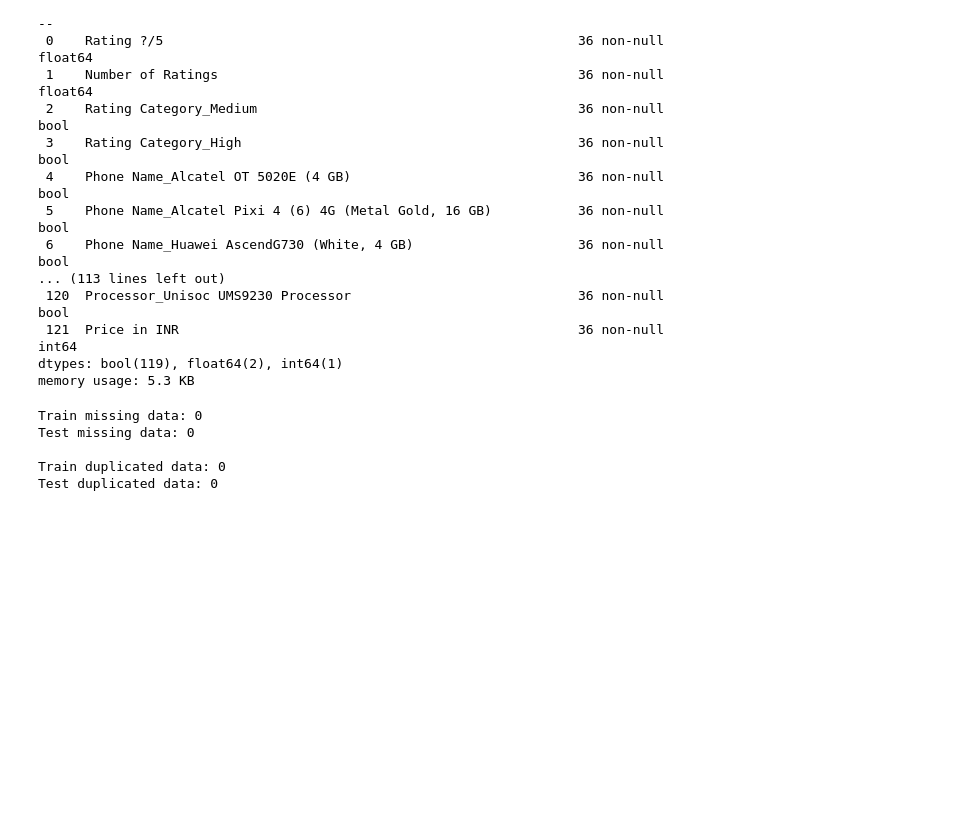
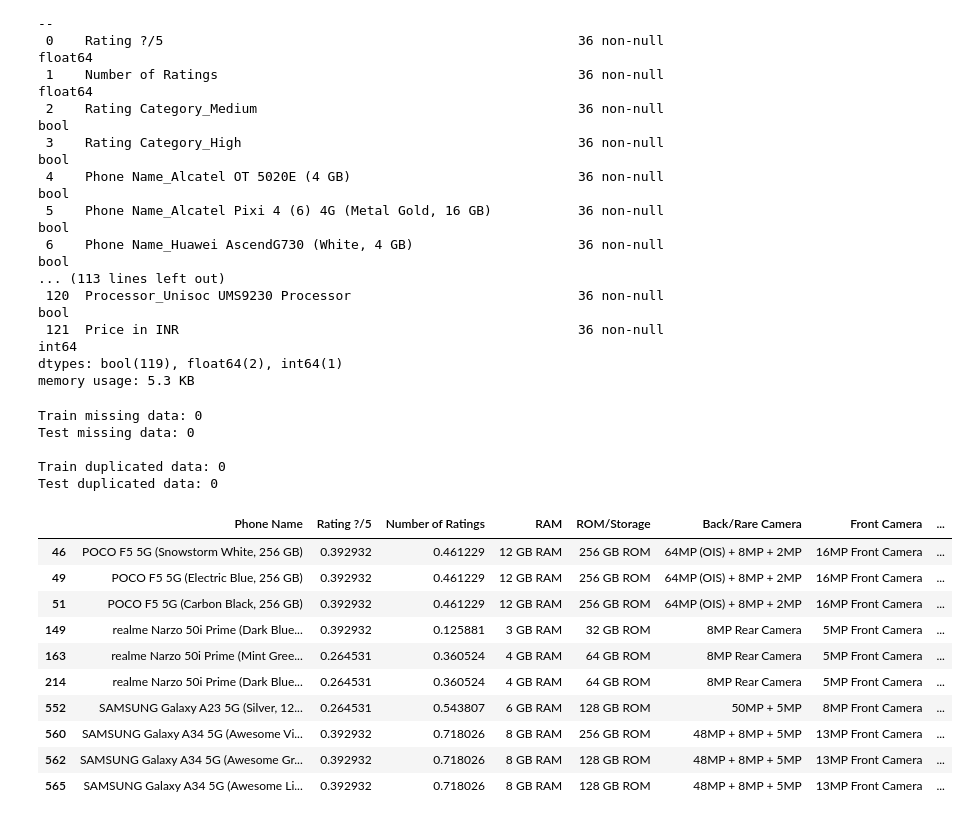
Before and after one commit to Kidar12/GDGoC_ML_Assignment-2, a Jupyter notebook: Dataset_MBP.ipynb, the cells around one changed output. Drawn from its saved outputs; the diff is of its cells as text; code cells hidden in the pictures; blank space fills up the shorter version.

```diff
--- a/Dataset_MBP.ipynb
+++ b/Dataset_MBP.ipynb
@@ -399,3 +399,17 @@ Test missing data: 0
 
 Train duplicated data: 0
 Test duplicated data: 0
+# %%
+df_mbp.head(10)
+# %% [output]
+|  | Phone Name | Rating ?/5 | Number of Ratings | RAM | ROM/Storage | Back/Rare Camera | Front Camera | ... |
+| 46 | POCO F5 5G (Snowstorm White, 256 GB) | 0.392932 | 0.461229 | 12 GB RAM | 256 GB ROM | 64MP (OIS) + 8MP + 2MP | 16MP Front Camera | ... |
+| 49 | POCO F5 5G (Electric Blue, 256 GB) | 0.392932 | 0.461229 | 12 GB RAM | 256 GB ROM | 64MP (OIS) + 8MP + 2MP | 16MP Front Camera | ... |
+| 51 | POCO F5 5G (Carbon Black, 256 GB) | 0.392932 | 0.461229 | 12 GB RAM | 256 GB ROM | 64MP (OIS) + 8MP + 2MP | 16MP Front Camera | ... |
+| 149 | realme Narzo 50i Prime (Dark Blue... | 0.392932 | 0.125881 | 3 GB RAM | 32 GB ROM | 8MP Rear Camera | 5MP Front Camera | ... |
+| 163 | realme Narzo 50i Prime (Mint Gree... | 0.264531 | 0.360524 | 4 GB RAM | 64 GB ROM | 8MP Rear Camera | 5MP Front Camera | ... |
+| 214 | realme Narzo 50i Prime (Dark Blue... | 0.264531 | 0.360524 | 4 GB RAM | 64 GB ROM | 8MP Rear Camera | 5MP Front Camera | ... |
+| 552 | SAMSUNG Galaxy A23 5G (Silver, 12... | 0.264531 | 0.543807 | 6 GB RAM | 128 GB ROM | 50MP + 5MP | 8MP Front Camera | ... |
+| 560 | SAMSUNG Galaxy A34 5G (Awesome Vi... | 0.392932 | 0.718026 | 8 GB RAM | 256 GB ROM | 48MP + 8MP + 5MP | 13MP Front Camera | ... |
+| 562 | SAMSUNG Galaxy A34 5G (Awesome Gr... | 0.392932 | 0.718026 | 8 GB RAM | 128 GB ROM | 48MP + 8MP + 5MP | 13MP Front Camera | ... |
+| 565 | SAMSUNG Galaxy A34 5G (Awesome Li... | 0.392932 | 0.718026 | 8 GB RAM | 128 GB ROM | 48MP + 8MP + 5MP | 13MP Front Camera | ... |
```
Also changed, not shown: parts of 1 cell of this notebook.
